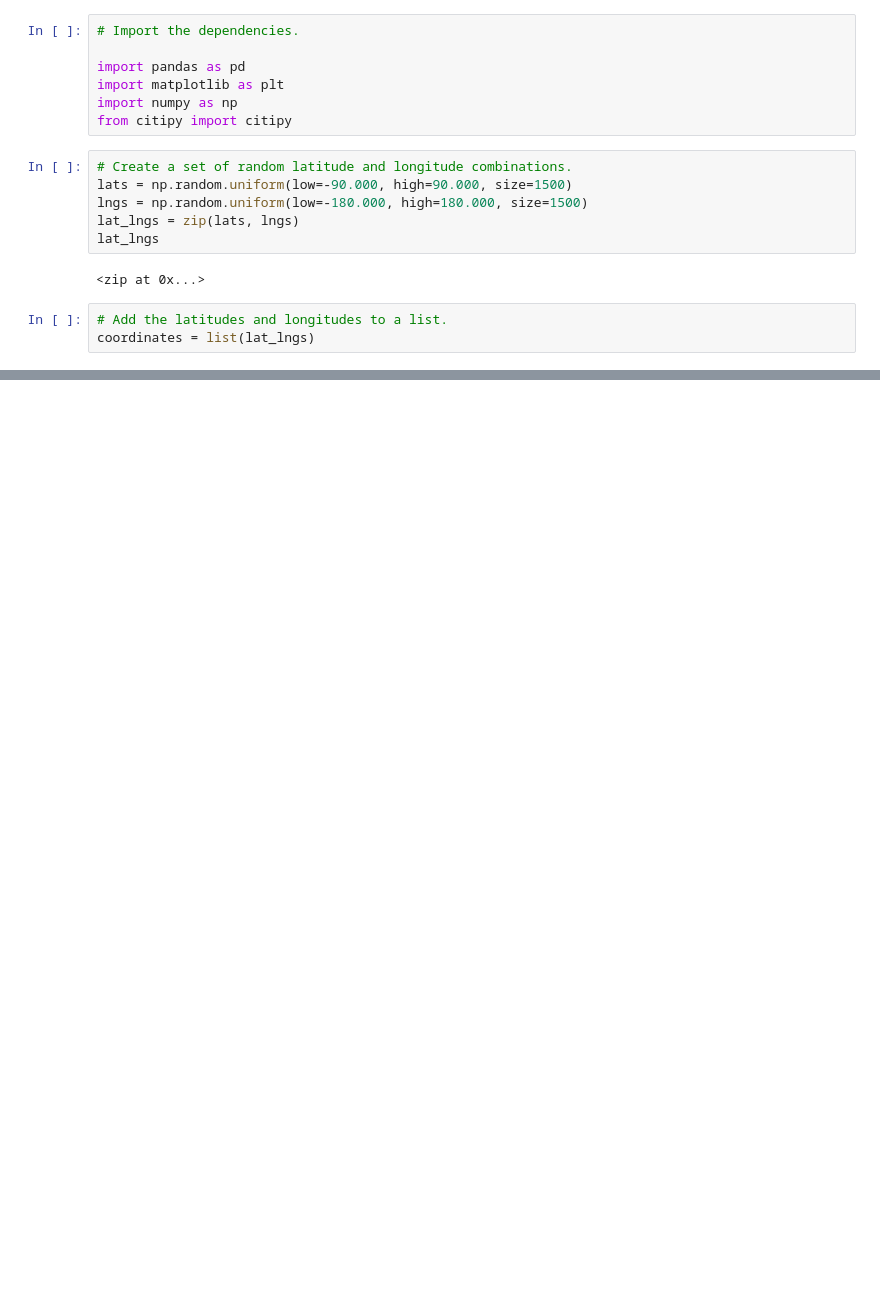
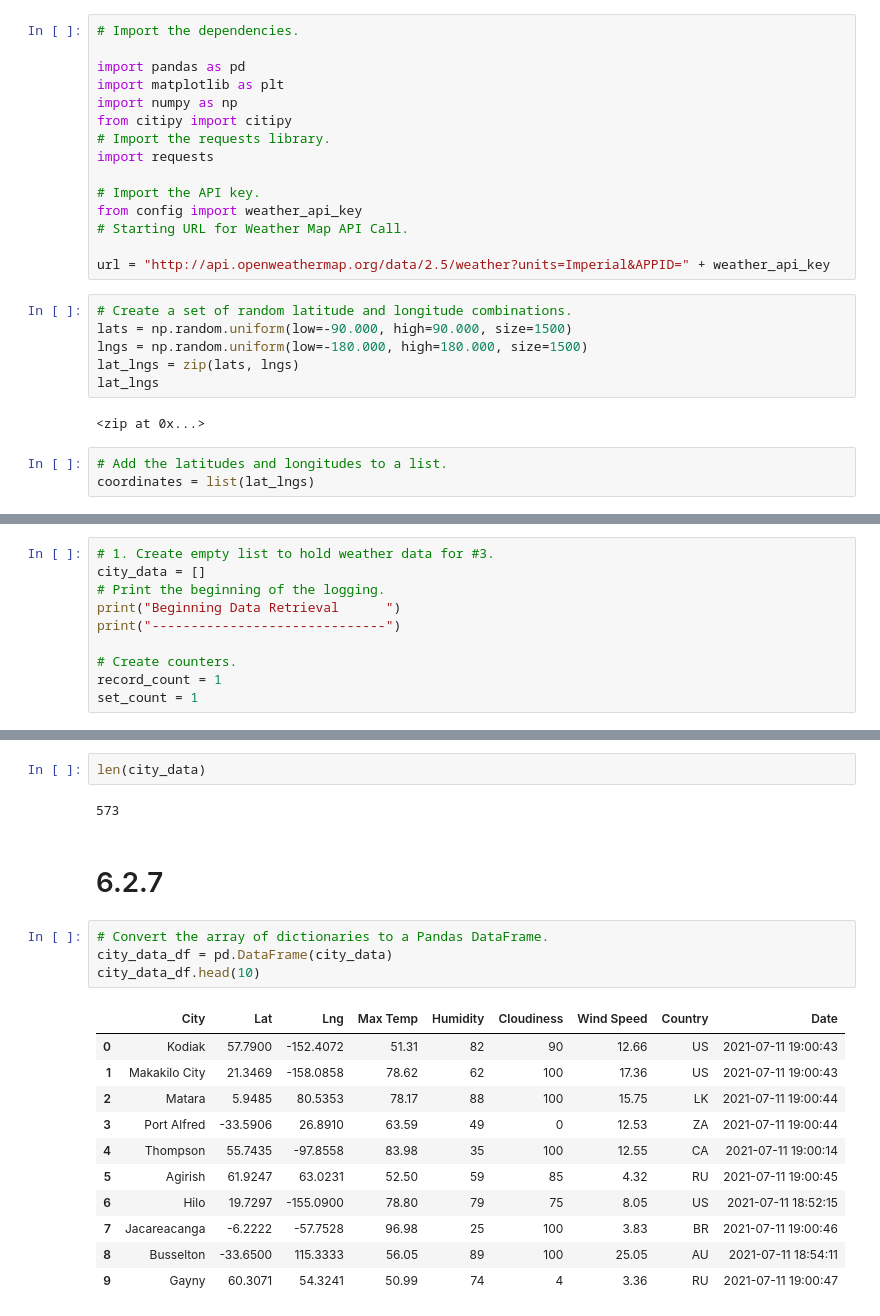
Before and after one commit to karengut97/World_Weather_Analysis, a Jupyter notebook: WeatherPy.ipynb, the cells around one changed output, grey strips where cells are left out. Cells and saved outputs as stored; diff of their text form; blank space fills up the shorter version.

Commit message:
adding updates to gitignore, WeatherPy and adding weather data folder

```diff
--- a/WeatherPy.ipynb
+++ b/WeatherPy.ipynb
@@ -7,6 +7,14 @@ import pandas as pd
 import matplotlib as plt
 import numpy as np
 from citipy import citipy
+# Import the requests library.
+import requests
+
+# Import the API key.
+from config import weather_api_key
+# Starting URL for Weather Map API Call.
+
+url = "http://api.openweathermap.org/data/2.5/weather?units=Imperial&APPID=" + weather_api_key
 # %%
 # Create a set of random latitude and longitude combinations.
 lats = np.random.uniform(low=-90.000, high=90.000, size=1500)
@@ -35,0 +65,10 @@ len(cities)
+# %%
+# 1. Create empty list to hold weather data for #3.
+city_data = []
+# Print the beginning of the logging.
+print("Beginning Data Retrieval      ")
+print("------------------------------")
+
+# Create counters.
+record_count = 1
+set_count = 1
@@ -35,0 +156,22 @@ len(cities)
+# %%
+len(city_data)
+# %% [output]
+573
+# %% [markdown]
+# 6.2.7
+# %%
+# Convert the array of dictionaries to a Pandas DataFrame.
+city_data_df = pd.DataFrame(city_data)
+city_data_df.head(10)
+# %% [output]
+|  | City | Lat | Lng | Max Temp | Humidity | Cloudiness | Wind Speed | Country | Date |
+| 0 | Kodiak | 57.7900 | -152.4072 | 51.31 | 82 | 90 | 12.66 | US | 2021-07-11 19:00:43 |
+| 1 | Makakilo City | 21.3469 | -158.0858 | 78.62 | 62 | 100 | 17.36 | US | 2021-07-11 19:00:43 |
+| 2 | Matara | 5.9485 | 80.5353 | 78.17 | 88 | 100 | 15.75 | LK | 2021-07-11 19:00:44 |
+| 3 | Port Alfred | -33.5906 | 26.8910 | 63.59 | 49 | 0 | 12.53 | ZA | 2021-07-11 19:00:44 |
+| 4 | Thompson | 55.7435 | -97.8558 | 83.98 | 35 | 100 | 12.55 | CA | 2021-07-11 19:00:14 |
+| 5 | Agirish | 61.9247 | 63.0231 | 52.50 | 59 | 85 | 4.32 | RU | 2021-07-11 19:00:45 |
+| 6 | Hilo | 19.7297 | -155.0900 | 78.80 | 79 | 75 | 8.05 | US | 2021-07-11 18:52:15 |
+| 7 | Jacareacanga | -6.2222 | -57.7528 | 96.98 | 25 | 100 | 3.83 | BR | 2021-07-11 19:00:46 |
+| 8 | Busselton | -33.6500 | 115.3333 | 56.05 | 89 | 100 | 25.05 | AU | 2021-07-11 18:54:11 |
+| 9 | Gayny | 60.3071 | 54.3241 | 50.99 | 74 | 4 | 3.36 | RU | 2021-07-11 19:00:47 |
```
Also changed, not shown: parts of 9 cells of this notebook, 2 other files.
